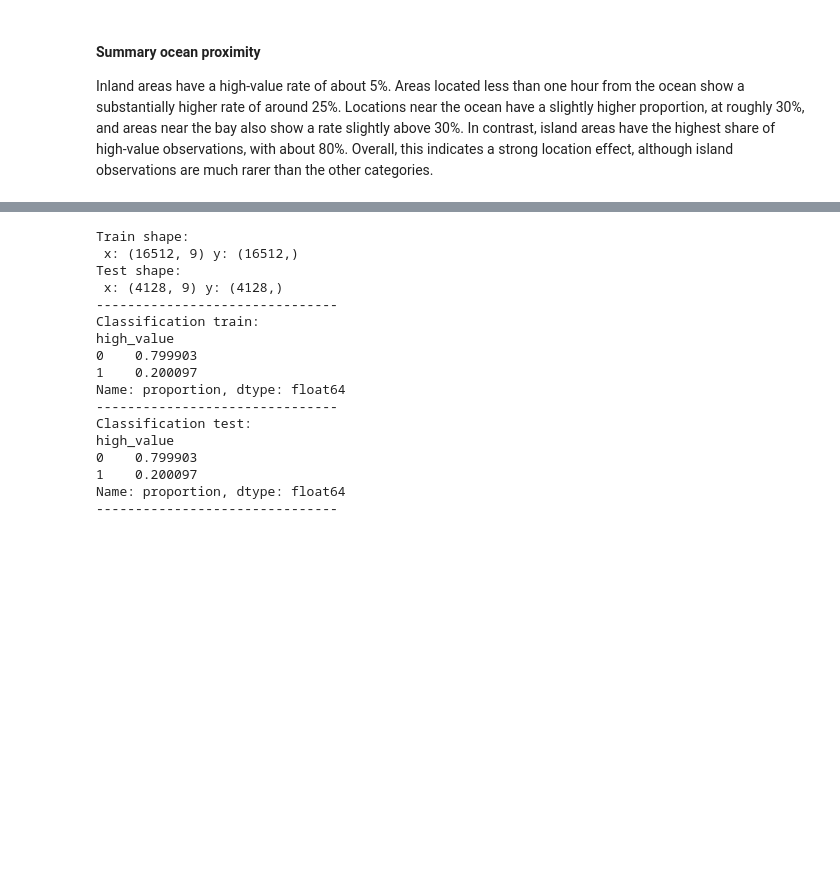
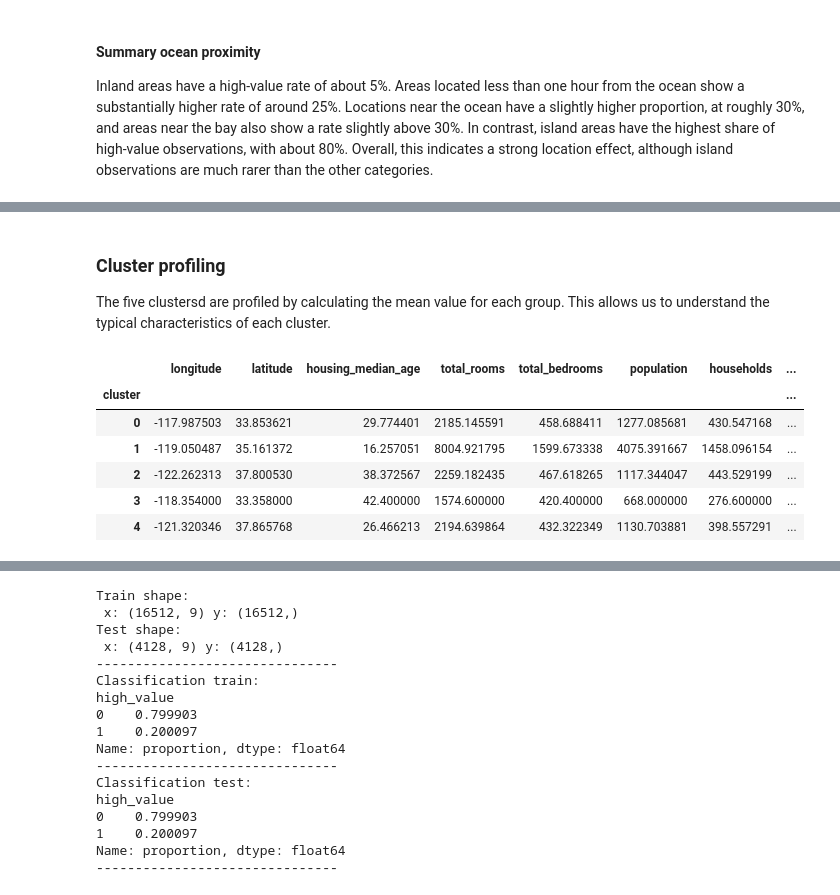
Before and after one commit to belson-h/PythonMLProject---California-Housing, a Jupyter notebook: housing_report.ipynb, the cells around one changed output, grey strips where cells are left out. Cells and saved outputs as stored; diff of their text form; code cells hidden in the pictures; blank space fills up the shorter version.

```diff
--- a/housing_report.ipynb
+++ b/housing_report.ipynb
@@ -351,0 +449,15 @@ Inland areas have a high-value rate of about 5%. Areas located less than one hou
+# %% [markdown]
+### Cluster profiling
+
+The five clustersd are profiled by calculating the mean value for each group. This allows us to understand the typical characteristics of each cluster.
+# %%
+# Profile the clusters
+df.groupby("cluster").mean(numeric_only=True)
+# %% [output]
+|  | longitude | latitude | housing_median_age | total_rooms | total_bedrooms | population | households | ... |
+| cluster |  |  |  |  |  |  |  | ... |
+| 0 | -117.987503 | 33.853621 | 29.774401 | 2185.145591 | 458.688411 | 1277.085681 | 430.547168 | ... |
+| 1 | -119.050487 | 35.161372 | 16.257051 | 8004.921795 | 1599.673338 | 4075.391667 | 1458.096154 | ... |
+| 2 | -122.262313 | 37.800530 | 38.372567 | 2259.182435 | 467.618265 | 1117.344047 | 443.529199 | ... |
+| 3 | -118.354000 | 33.358000 | 42.400000 | 1574.600000 | 420.400000 | 668.000000 | 276.600000 | ... |
+| 4 | -121.320346 | 37.865768 | 26.466213 | 2194.639864 | 432.322349 | 1130.703881 | 398.557291 | ... |
```
Also changed, not shown: parts of 22 cells of this notebook, 1 other file.
